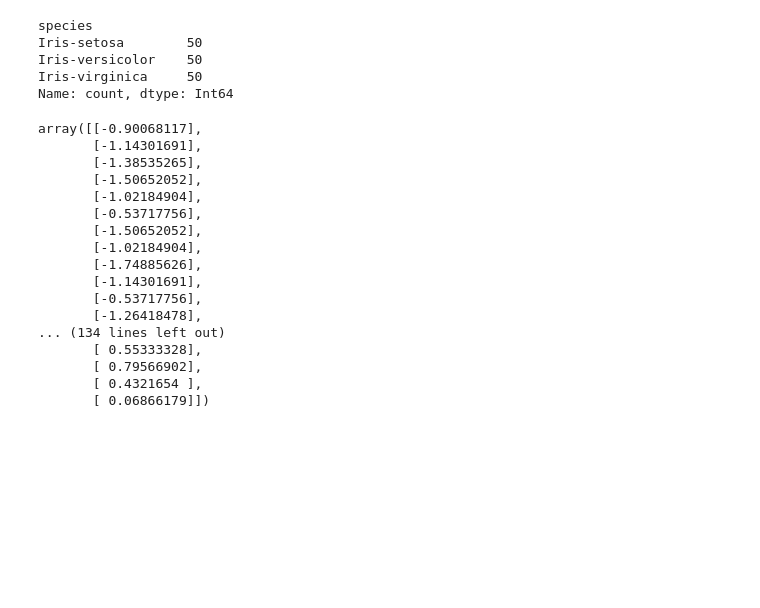
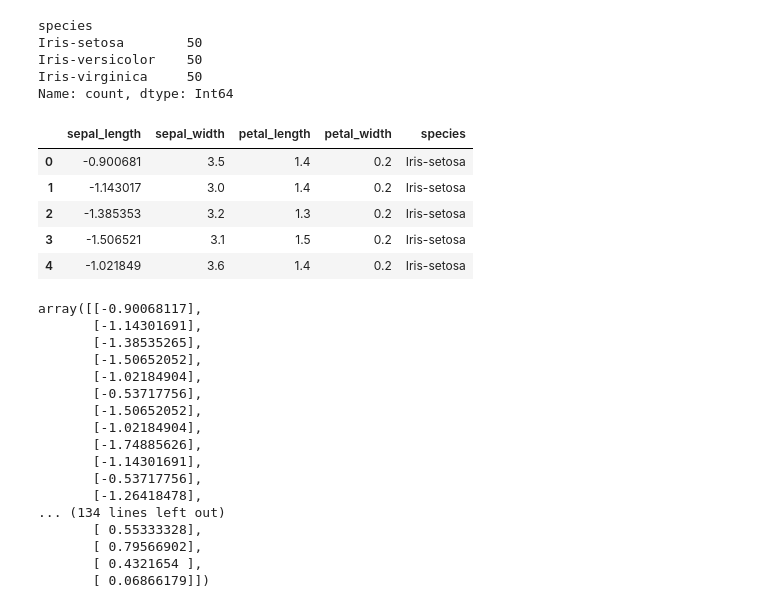
Before and after one commit to Sakshi2048/Sem6Codes, a Jupyter notebook: DSBDAL/Codes/Assignment1.ipynb, the cells around one changed output. Saved outputs shown, nothing was run; the diff lists cells and outputs as text; code cells hidden in the pictures; blank space fills up the shorter version.

```diff
--- a/DSBDAL/Codes/Assignment1.ipynb
+++ b/DSBDAL/Codes/Assignment1.ipynb
@@ -142,3 +144,12 @@ scaled_data = standard_scaler.fit_transform(data['sepal_length'].values.reshape(
+# %%
+data.head()
+# %% [output]
+|  | sepal_length | sepal_width | petal_length | petal_width | species |
+| 0 | -0.900681 | 3.5 | 1.4 | 0.2 | Iris-setosa |
+| 1 | -1.143017 | 3.0 | 1.4 | 0.2 | Iris-setosa |
+| 2 | -1.385353 | 3.2 | 1.3 | 0.2 | Iris-setosa |
+| 3 | -1.506521 | 3.1 | 1.5 | 0.2 | Iris-setosa |
+| 4 | -1.021849 | 3.6 | 1.4 | 0.2 | Iris-setosa |
 # %%
 scaled_data
 # %% [output]
```
Also changed, not shown: parts of 7 cells of this notebook, 2 other files.
